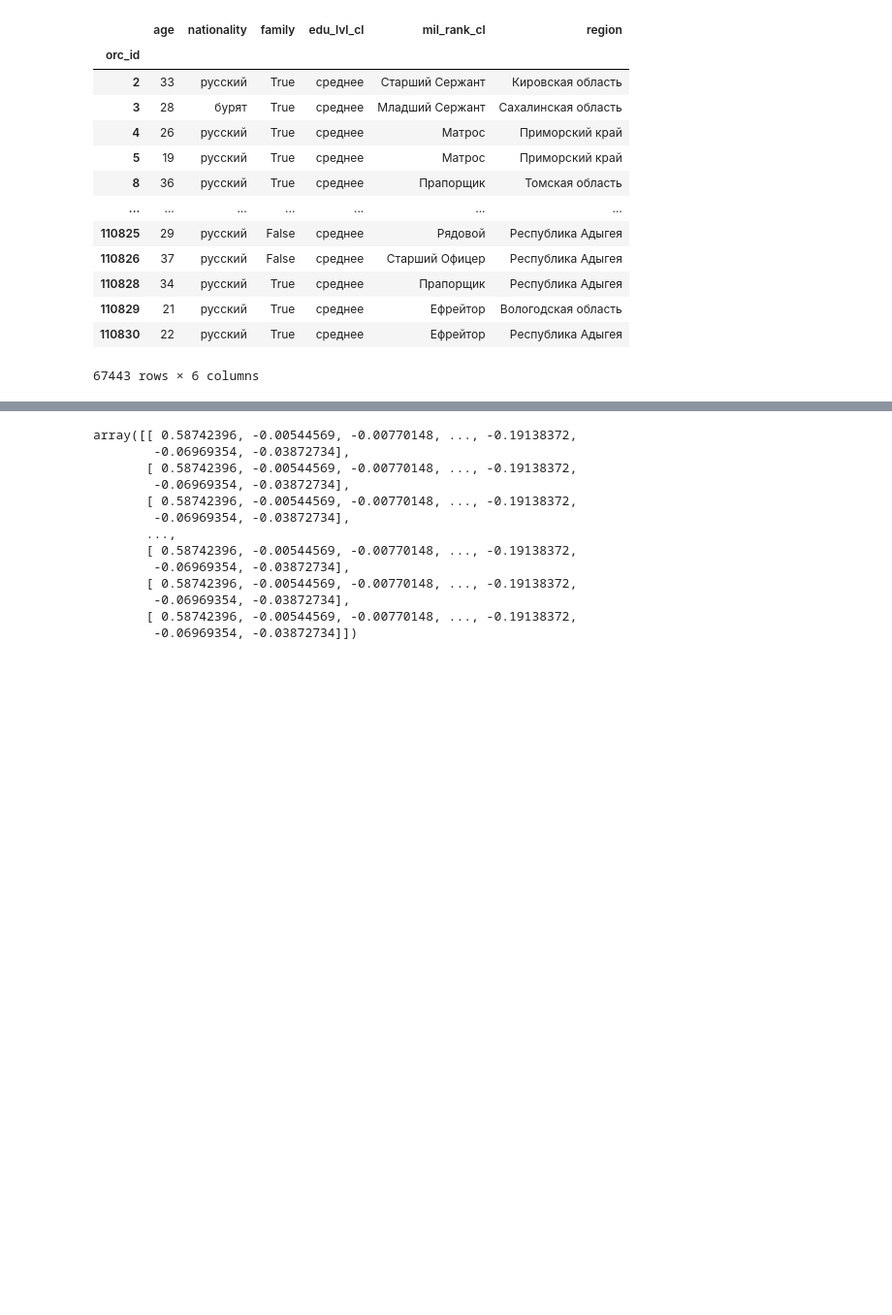
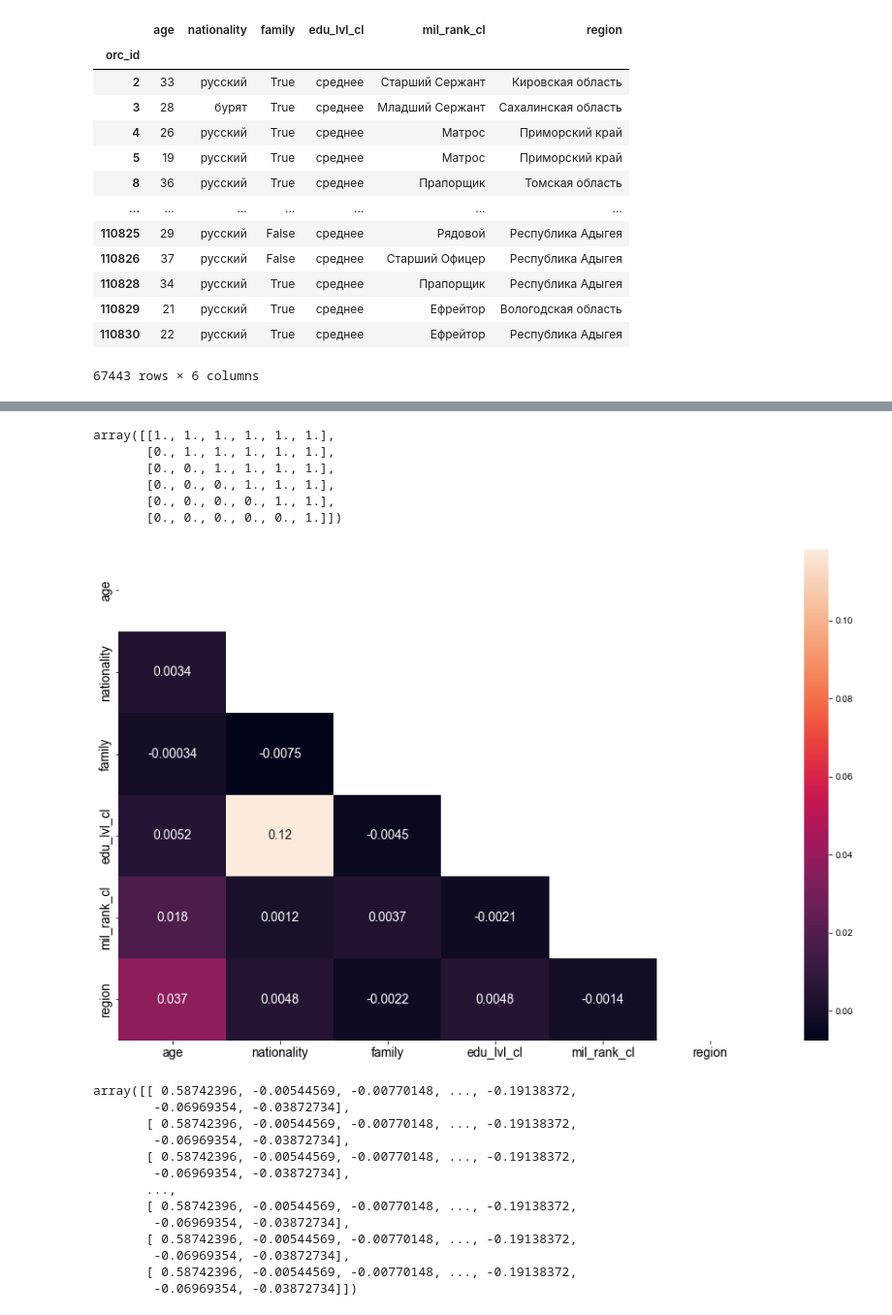
Before and after one commit to DHushchin/orc_analysis, a Jupyter notebook: orc-regression.ipynb, the cells around one changed output, grey strips where cells are left out. Shown: that part at 97% size. Drawn from its saved outputs; the diff is of its cells as text; code cells hidden in the pictures; blank space fills up the shorter version.

```diff
--- a/orc-regression.ipynb
+++ b/orc-regression.ipynb
@@ -21,0 +42,9 @@ orcs
+# %%
+from sklearn.preprocessing import LabelEncoder
+
+lables = features.columns
+size = len(lables)
+features
+for i in range(size):
+    features[lables[i]]= LabelEncoder().fit_transform(features[lables[i]])
+features
@@ -21,0 +76,7 @@ orcs
+# %%
+temp_orcs = orcs
+
+for i in range(size):
+    temp_orcs[lables[i]] = features[lables[i]]
+
+temp_orcs.corr()
@@ -22,3 +91,30 @@ orcs
+# %%
+mask = np.zeros_like(temp_orcs.corr())
+triangle_indeces = np.triu_indices_from(mask)
+mask[triangle_indeces] = True
+mask
+# %% [output]
+array([[1., 1., 1., 1., 1., 1.],
+       [0., 1., 1., 1., 1., 1.],
+       [0., 0., 1., 1., 1., 1.],
+       [0., 0., 0., 1., 1., 1.],
+       [0., 0., 0., 0., 1., 1.],
+       [0., 0., 0., 0., 0., 1.]])
+# %%
+import seaborn as sns
+
+Mask = np.zeros_like(temp_orcs.corr())
+triangle_indeces = np.triu_indices_from(Mask)
+Mask[triangle_indeces] = True
+
+plt.figure(figsize=(16,10))
+sns.heatmap(temp_orcs.corr(), mask=Mask, annot = True, annot_kws={"size" : 14})
+sns.set_style('white')
+plt.xticks(fontsize=14)
+plt.yticks(fontsize=14)
+plt.show()
+# %% [output]
+[figure, added]
 # %%
 from sklearn.preprocessing import StandardScaler
 
```
Also changed, not shown: parts of 6 cells of this notebook.
